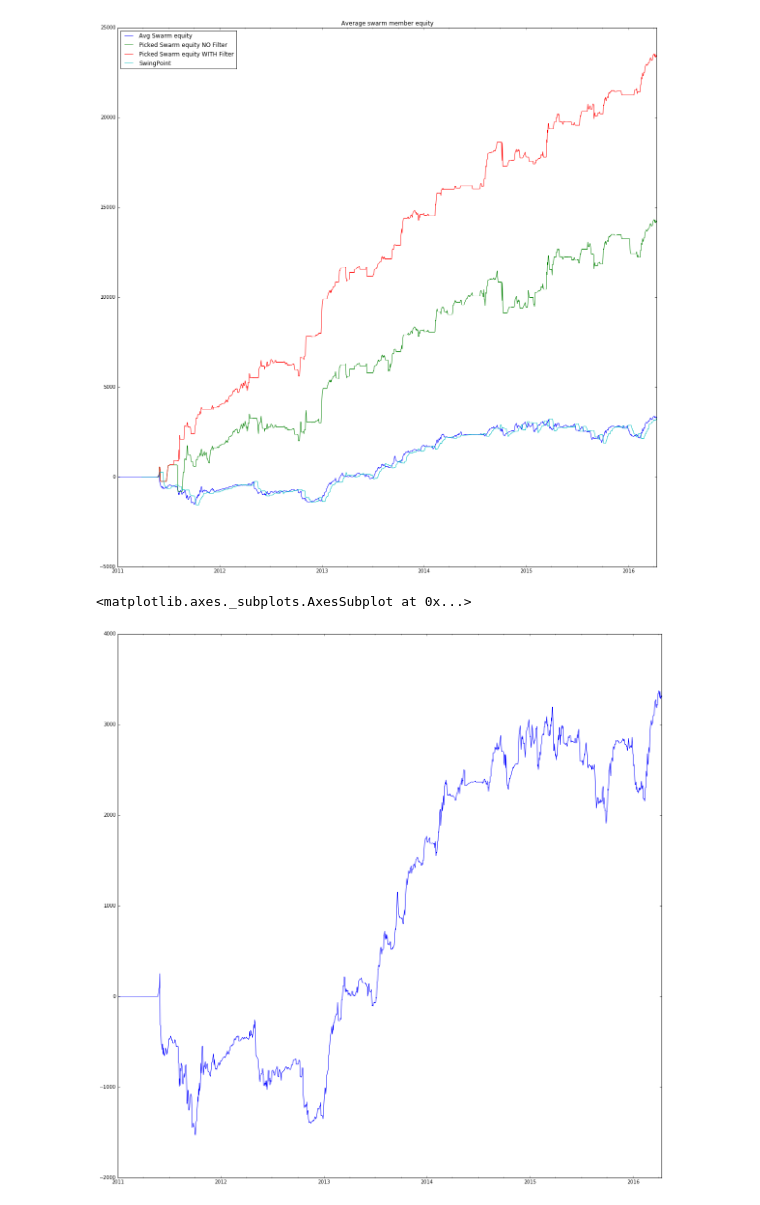
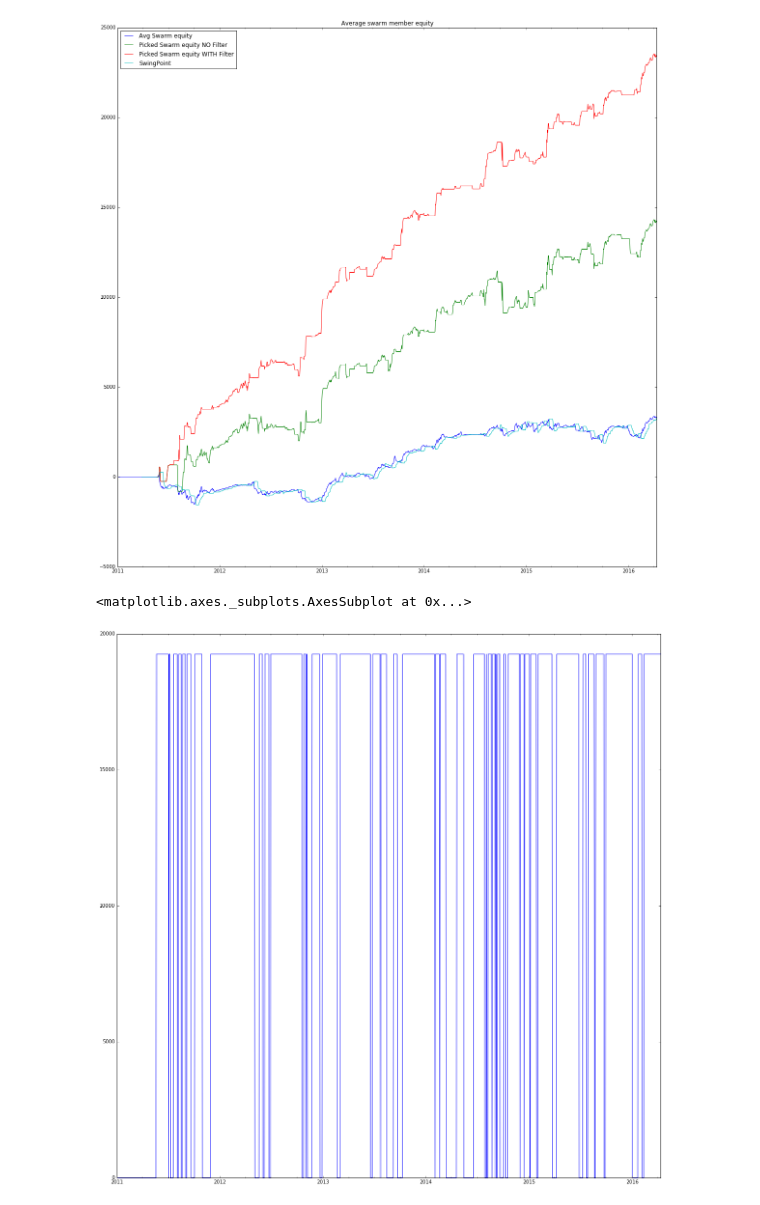
Before and after one commit to trendmanagement/tmqrexo_alexveden, a Jupyter notebook: notebooks/Strategy_MAcrossingTrail_SwingPoint_logics.ipynb, the cells around one changed output. Saved outputs shown, nothing was run; the diff lists cells and outputs as text; code cells hidden in the pictures.

```diff
--- a/notebooks/Strategy_MAcrossingTrail_SwingPoint_logics.ipynb
+++ b/notebooks/Strategy_MAcrossingTrail_SwingPoint_logics.ipynb
@@ -403,8 +410,10 @@ legend(loc=2)
 reb_df = pd.DataFrame( is_picked_df_with_filter != is_picked_df_with_filter.shift(), dtype=np.int32).sum()
 # %%
 reb_df.order(ascending=False).to_csv('MACross_Swarm_Rebalancing_stats.csv')
-# %%
-avg_swarm.plot()
-# %% [output]
-<matplotlib.axes._subplots.AxesSubplot at 0x...>
-[figure, removed]
+# %%
+mrg = is_picked_df_with_filter * info['margin']
+# %%
+mrg.sum(axis=1).plot()
+# %% [output]
+<matplotlib.axes._subplots.AxesSubplot at 0x...>
+[figure, added]
```
Also changed, not shown: parts of 5 cells of this notebook, 4 other files.
